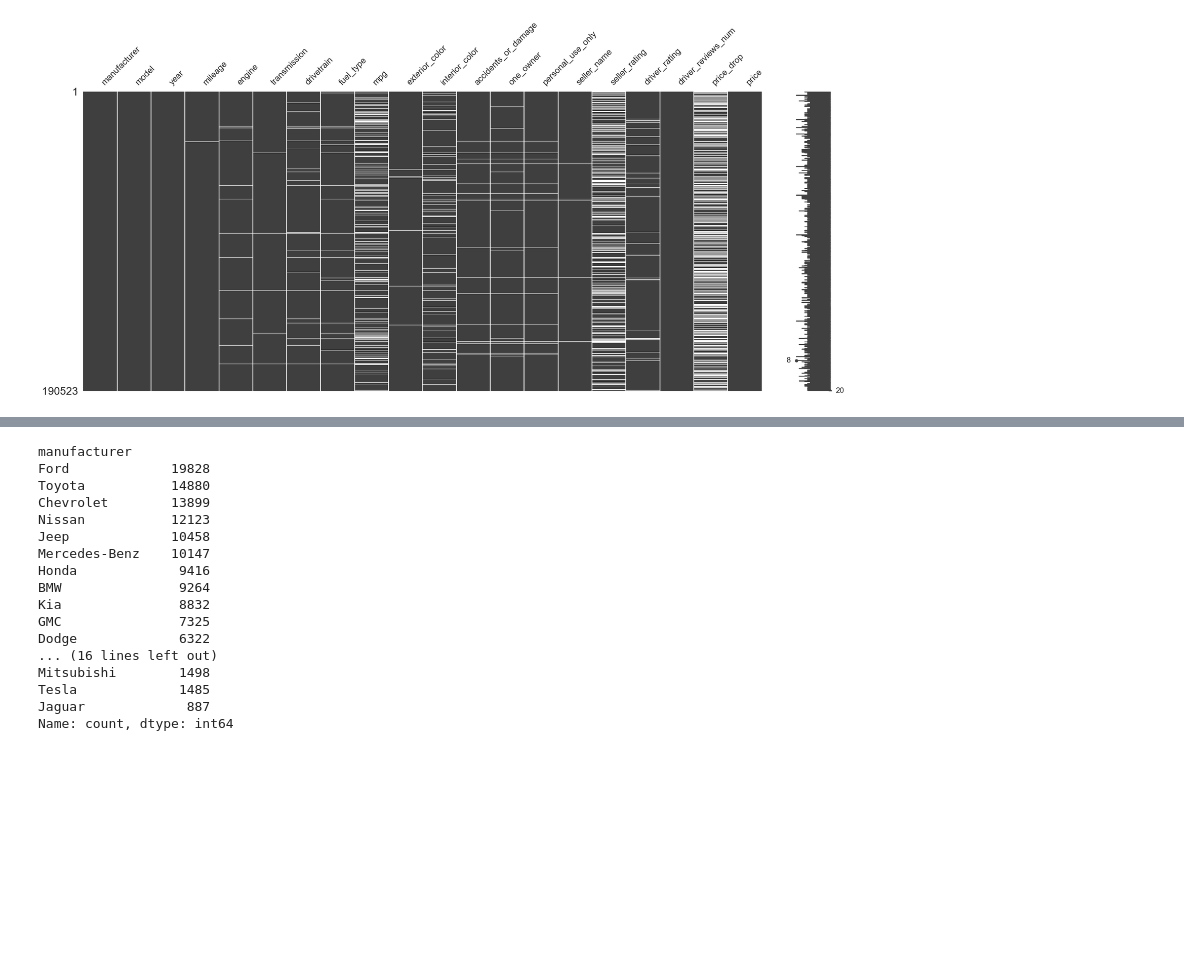
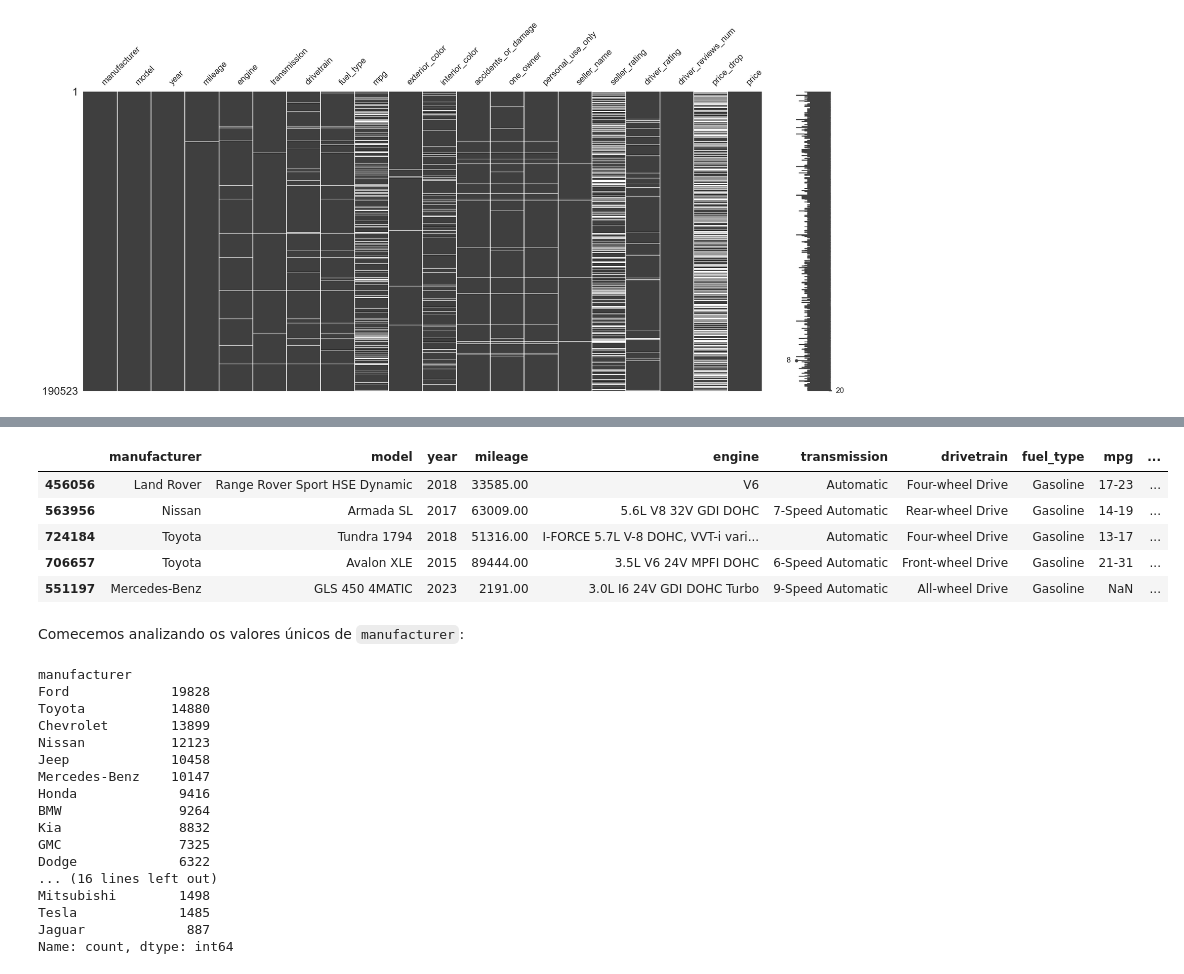
Before and after one commit to BaRobles/Compass_Data_Science, a Jupyter notebook: Sprint-2/Sprint 2.ipynb, the cells around one changed output, grey strips where cells are left out. Cells and saved outputs as stored; diff of their text form; code cells hidden in the pictures; blank space fills up the shorter version.

````diff
--- a/Sprint-2/Sprint 2.ipynb
+++ b/Sprint-2/Sprint 2.ipynb
@@ -128,0 +155,4 @@
+# %%
+mean_mileage_by_year = cars_df.groupby('year')['mileage'].transform('mean')
+# %%
+cars_df['mileage'] = cars_df['mileage'].fillna(mean_mileage_by_year)
@@ -128,0 +200,3 @@
+# %%
+pd.set_option("display.max_rows", None)
+cars_df['transmission'].value_counts()
@@ -128,0 +221,25 @@
+# %%
+# Function to classify transmission types
+def classify_transmission(transmission):
+    # Regular expression patterns for each category
+    patterns = {
+        'Manual': r'(Manual|M\/T)\b',
+        'Automatic': r'(Automatic|Auto|A\/T|AWD)\b',
+        'CVT': r'(CVT|Cvt|Variable Transmission)\b',
+        'Semi-Auto': r'(Automatic\s+(?:with\s+)?(Auto-Shift|PowerShift|Geartronic))\b',
+        'Dual-Clutch': r'(DCT|Dual Clutch|Dual)\b',
+        'Tiptronic': r'Tiptronic\b'
+    }
+
+    if pd.isnull(transmission):  # Check if the transmission is NaN
+        return 'Other'
+
+    for category, pattern in patterns.items():
+        if re.search(pattern, transmission, re.IGNORECASE):
+            return category
+
+    return 'Other'
+
+# Apply the classification function to the 'transmission' column
+cars_df['category'] = cars_df['transmission'].apply(classify_transmission)
+cars_df['category'].value_counts()
@@ -129,3 +255,14 @@
+# %%
+cars_df.head()
+# %% [output]
+|  | manufacturer | model | year | mileage | engine | transmission | drivetrain | fuel_type | mpg | ... |
+| 456056 | Land Rover | Range Rover Sport HSE Dynamic | 2018 | 33585.00 | V6 | Automatic | Four-wheel Drive | Gasoline | 17-23 | ... |
+| 563956 | Nissan | Armada SL | 2017 | 63009.00 | 5.6L V8 32V GDI DOHC | 7-Speed Automatic | Rear-wheel Drive | Gasoline | 14-19 | ... |
+| 724184 | Toyota | Tundra 1794 | 2018 | 51316.00 | I-FORCE 5.7L V-8 DOHC, VVT-i vari... | Automatic | Four-wheel Drive | Gasoline | 13-17 | ... |
+| 706657 | Toyota | Avalon XLE | 2015 | 89444.00 | 3.5L V6 24V MPFI DOHC | 6-Speed Automatic | Front-wheel Drive | Gasoline | 21-31 | ... |
+| 551197 | Mercedes-Benz | GLS 450 4MATIC | 2023 | 2191.00 | 3.0L I6 24V GDI DOHC Turbo | 9-Speed Automatic | All-wheel Drive | Gasoline | NaN | ... |
+# %% [markdown]
+Comecemos analizando os valores únicos de ```manufacturer```:
 # %%
 counts = cars_df['manufacturer'].value_counts()
 counts
````
Also changed, not shown: parts of 42 cells of this notebook.
